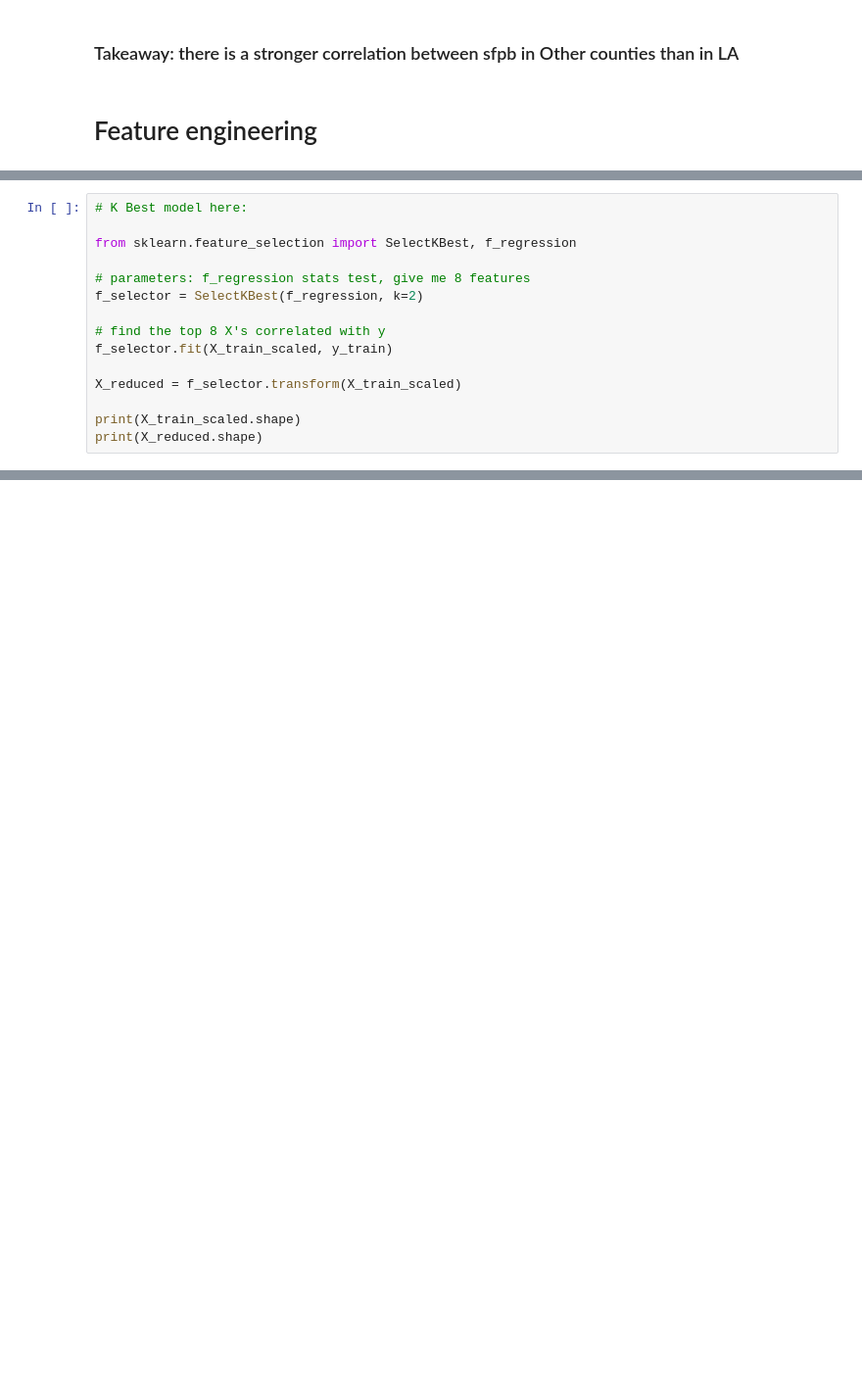
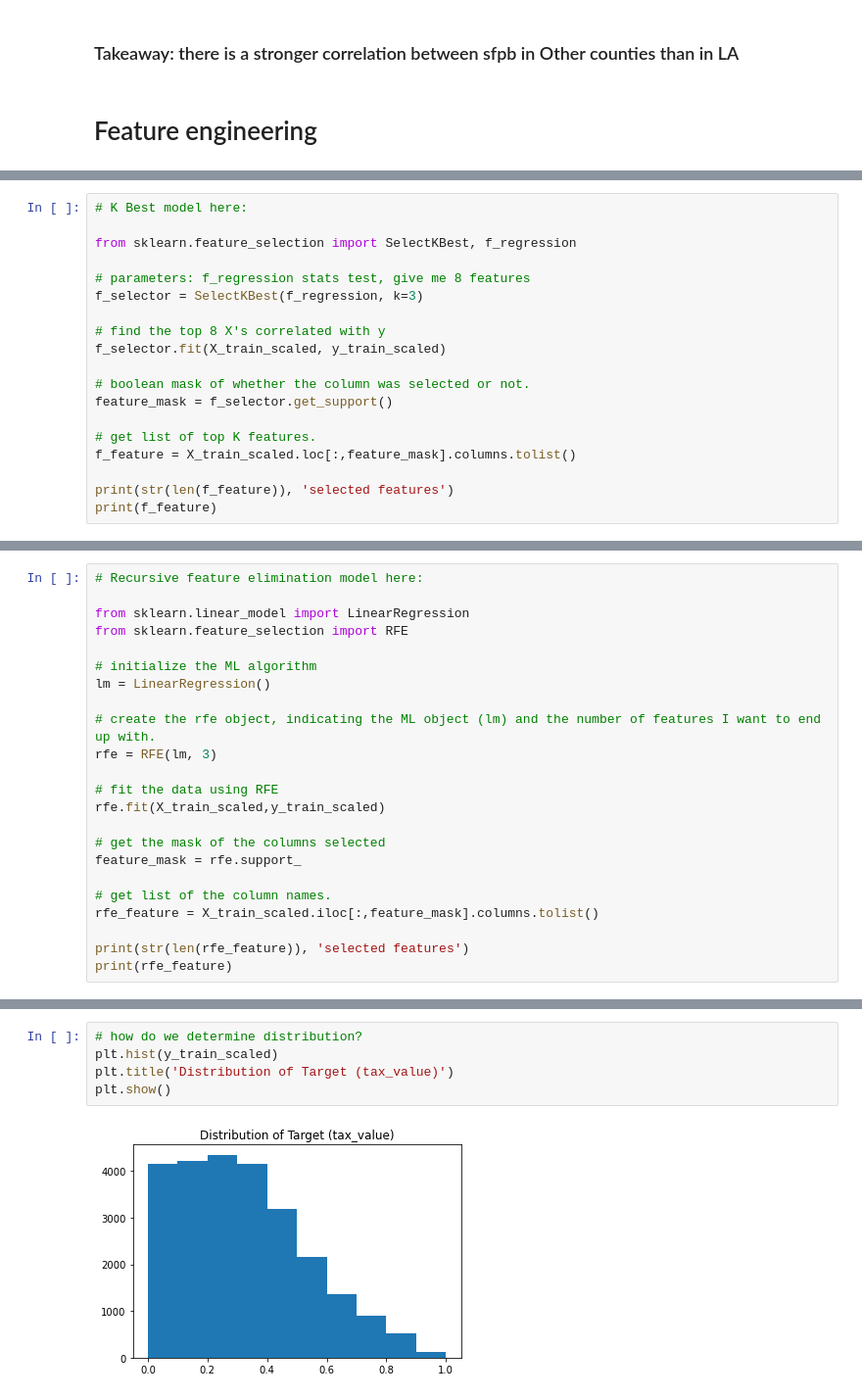
Before and after one commit to brianclements03/Regression_Project, a Jupyter notebook: explore_zillow.ipynb, the cells around one changed output, grey strips where cells are left out. Shown at 98% size. Cells and saved outputs as stored; diff of their text form; blank space fills up the shorter version.

Commit message:
almost to mvp, ran models on kbest and rfe featurs; need to clean up and make a module for all the different df needed for different models

```diff
--- a/explore_zillow.ipynb
+++ b/explore_zillow.ipynb
@@ -412,12 +549,16 @@ train_scaled, validate_scaled, test_scaled, X_train_scaled, y_train_scaled, X_va
 from sklearn.feature_selection import SelectKBest, f_regression
 
 # parameters: f_regression stats test, give me 8 features
-f_selector = SelectKBest(f_regression, k=2)
+f_selector = SelectKBest(f_regression, k=3)
 
 # find the top 8 X's correlated with y
-f_selector.fit(X_train_scaled, y_train)
+f_selector.fit(X_train_scaled, y_train_scaled)
 
-X_reduced = f_selector.transform(X_train_scaled)
+# boolean mask of whether the column was selected or not.
+feature_mask = f_selector.get_support()
 
-print(X_train_scaled.shape)
-print(X_reduced.shape)
+# get list of top K features.
+f_feature = X_train_scaled.loc[:,feature_mask].columns.tolist()
+
+print(str(len(f_feature)), 'selected features')
+print(f_feature)
@@ -423,0 +568,23 @@ print(X_reduced.shape)
+# %%
+# Recursive feature elimination model here:
+
+from sklearn.linear_model import LinearRegression
+from sklearn.feature_selection import RFE
+
+# initialize the ML algorithm
+lm = LinearRegression()
+
+# create the rfe object, indicating the ML object (lm) and the number of features I want to end up with.
+rfe = RFE(lm, 3)
+
+# fit the data using RFE
+rfe.fit(X_train_scaled,y_train_scaled)
+
+# get the mask of the columns selected
+feature_mask = rfe.support_
+
+# get list of the column names.
+rfe_feature = X_train_scaled.iloc[:,feature_mask].columns.tolist()
+
+print(str(len(rfe_feature)), 'selected features')
+print(rfe_feature)
@@ -423,0 +596,7 @@ print(X_reduced.shape)
+# %%
+# how do we determine distribution?
+plt.hist(y_train_scaled)
+plt.title('Distribution of Target (tax_value)')
+plt.show()
+# %% [output]
+[figure, added]
```
Also changed, not shown: parts of 72 cells of this notebook, 3 other files.
